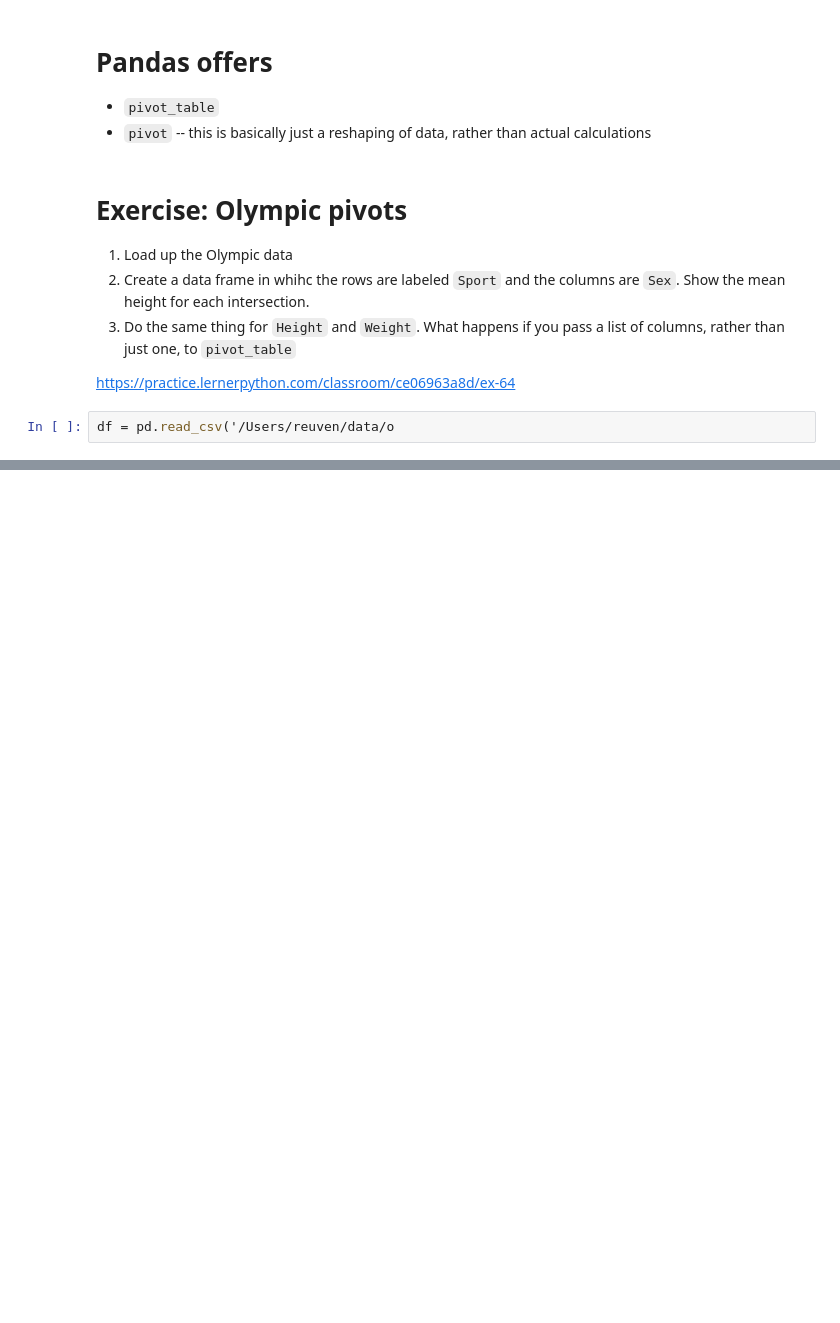
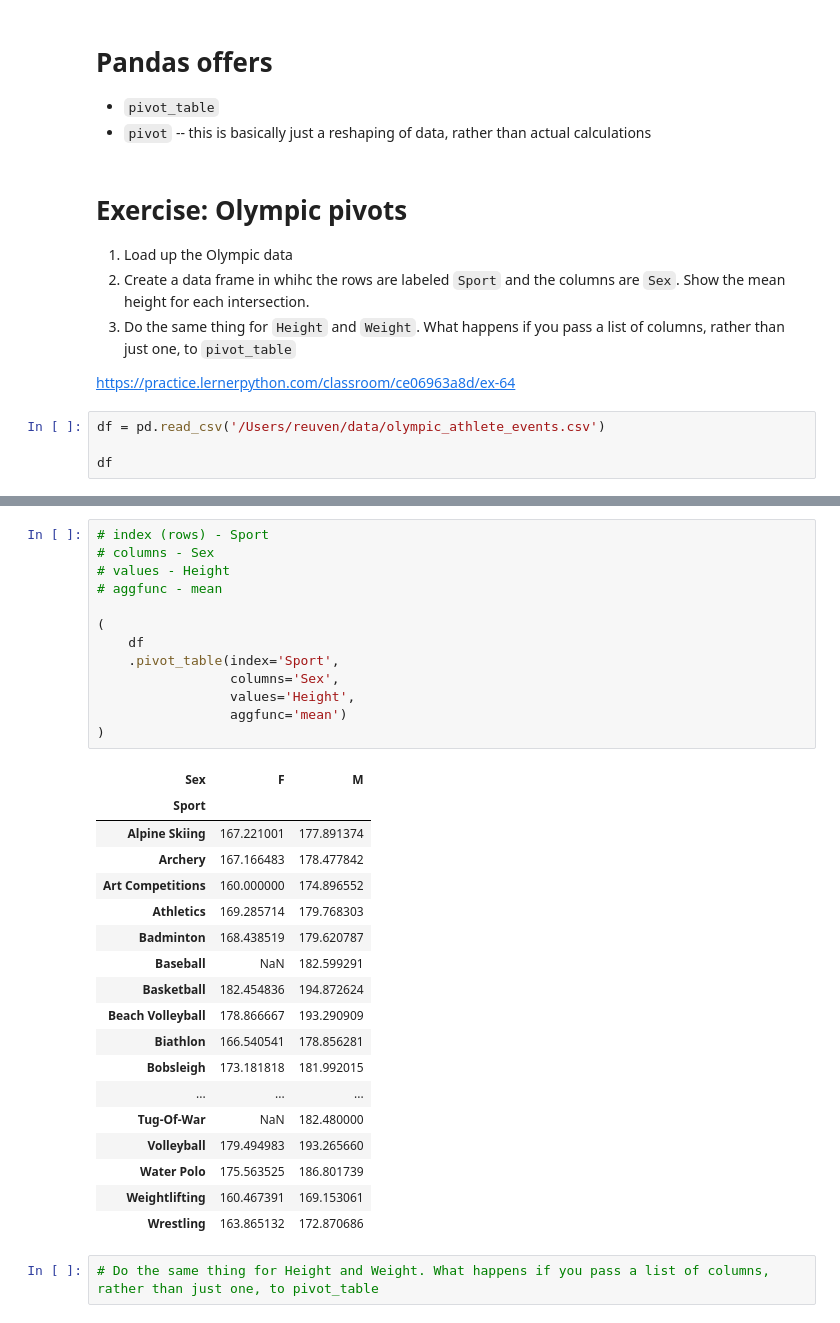
Before and after one commit to reuven/BDTMSD-Python-2026-07, a Jupyter notebook: BDTMSD-Python-2026-10-02.ipynb, the cells around one changed output, grey strips where cells are left out. Drawn from its saved outputs; the diff is of its cells as text; blank space fills up the shorter version.

```diff
--- a/BDTMSD-Python-2026-10-02.ipynb
+++ b/BDTMSD-Python-2026-10-02.ipynb
@@ -601,4 +601,6 @@ Anywhere that you have two categorical columns in a data frame.
 
 https://practice.lernerpython.com/classroom/ce06963a8d/ex-64
 # %%
-df = pd.read_csv('/Users/reuven/data/o
+df = pd.read_csv('/Users/reuven/data/olympic_athlete_events.csv')
+
+df
@@ -604,0 +642,34 @@ df = pd.read_csv('/Users/reuven/data/o
+# %%
+# index (rows) - Sport
+# columns - Sex
+# values - Height
+# aggfunc - mean
+
+(
+    df
+    .pivot_table(index='Sport',
+                 columns='Sex',
+                 values='Height',
+                 aggfunc='mean')
+)
+# %% [output]
+| Sex | F | M |
+| Sport |  |  |
+| Alpine Skiing | 167.221001 | 177.891374 |
+| Archery | 167.166483 | 178.477842 |
+| Art Competitions | 160.000000 | 174.896552 |
+| Athletics | 169.285714 | 179.768303 |
+| Badminton | 168.438519 | 179.620787 |
+| Baseball | NaN | 182.599291 |
+| Basketball | 182.454836 | 194.872624 |
+| Beach Volleyball | 178.866667 | 193.290909 |
+| Biathlon | 166.540541 | 178.856281 |
+| Bobsleigh | 173.181818 | 181.992015 |
+| ... | ... | ... |
+| Tug-Of-War | NaN | 182.480000 |
+| Volleyball | 179.494983 | 193.265660 |
+| Water Polo | 175.563525 | 186.801739 |
+| Weightlifting | 160.467391 | 169.153061 |
+| Wrestling | 163.865132 | 172.870686 |
+# %%
+# Do the same thing for Height and Weight. What happens if you pass a list of columns, rather than just one, to pivot_table
```
Also changed, not shown: parts of 2 cells of this notebook.
